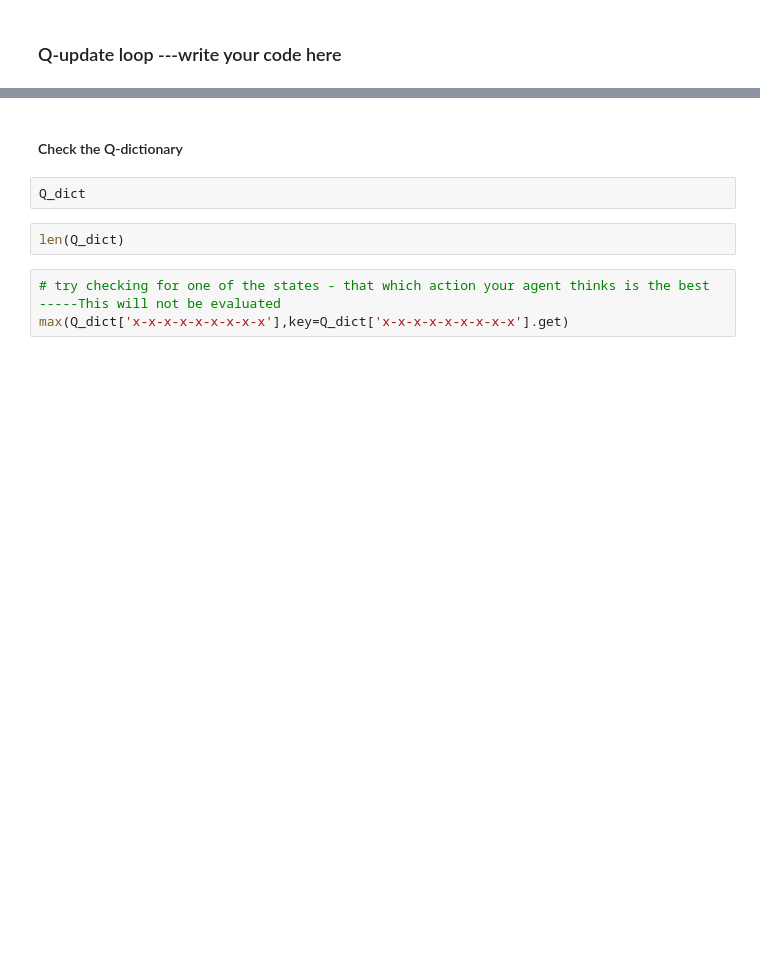
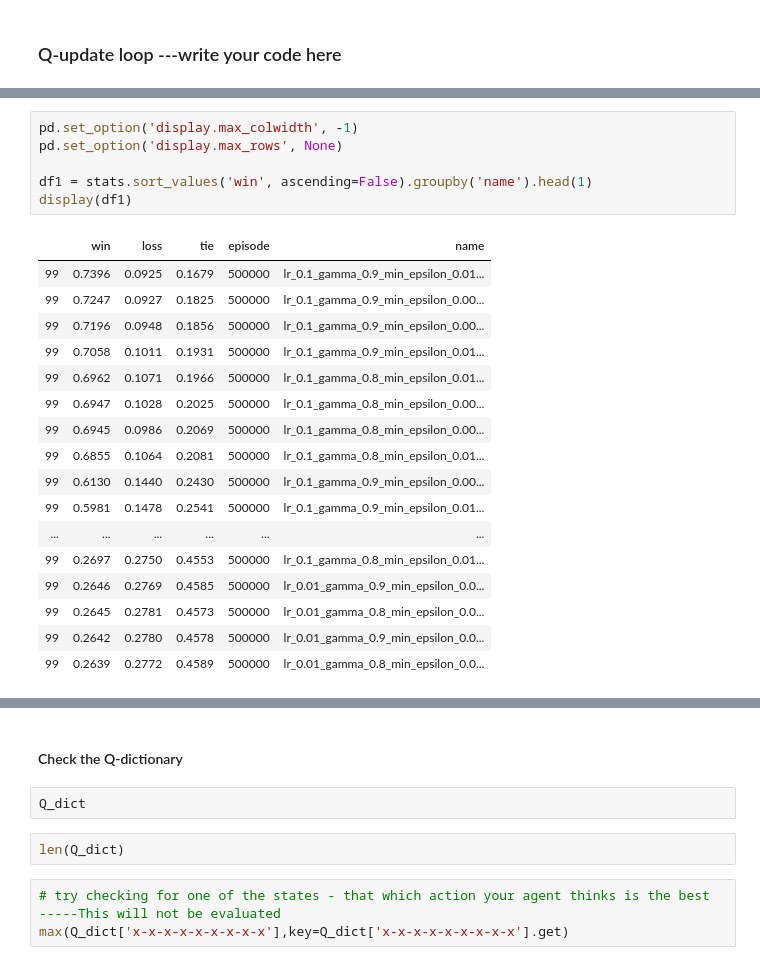
Before and after one commit to ashwanikumar04/rl-tic-tac-toe, a Jupyter notebook: TicTacToe_Agent.ipynb, the cells around one changed output, grey strips where cells are left out. Drawn from its saved outputs; the diff is of its cells as text; blank space fills up the shorter version.

```diff
--- a/TicTacToe_Agent.ipynb
+++ b/TicTacToe_Agent.ipynb
@@ -118,0 +363,24 @@ policy_threshold = 30000  #every these many episodes, the Q-dict will be updated
+# %%
+pd.set_option('display.max_colwidth', -1)
+pd.set_option('display.max_rows', None)
+
+df1 = stats.sort_values('win', ascending=False).groupby('name').head(1)
+display(df1)
+# %% [output]
+|  | win | loss | tie | episode | name |
+| 99 | 0.7396 | 0.0925 | 0.1679 | 500000 | lr_0.1_gamma_0.9_min_epsilon_0.01... |
+| 99 | 0.7247 | 0.0927 | 0.1825 | 500000 | lr_0.1_gamma_0.9_min_epsilon_0.00... |
+| 99 | 0.7196 | 0.0948 | 0.1856 | 500000 | lr_0.1_gamma_0.9_min_epsilon_0.00... |
+| 99 | 0.7058 | 0.1011 | 0.1931 | 500000 | lr_0.1_gamma_0.9_min_epsilon_0.01... |
+| 99 | 0.6962 | 0.1071 | 0.1966 | 500000 | lr_0.1_gamma_0.8_min_epsilon_0.01... |
+| 99 | 0.6947 | 0.1028 | 0.2025 | 500000 | lr_0.1_gamma_0.8_min_epsilon_0.00... |
+| 99 | 0.6945 | 0.0986 | 0.2069 | 500000 | lr_0.1_gamma_0.8_min_epsilon_0.00... |
+| 99 | 0.6855 | 0.1064 | 0.2081 | 500000 | lr_0.1_gamma_0.8_min_epsilon_0.01... |
+| 99 | 0.6130 | 0.1440 | 0.2430 | 500000 | lr_0.1_gamma_0.9_min_epsilon_0.00... |
+| 99 | 0.5981 | 0.1478 | 0.2541 | 500000 | lr_0.1_gamma_0.9_min_epsilon_0.01... |
+| ... | ... | ... | ... | ... | ... |
+| 99 | 0.2697 | 0.2750 | 0.4553 | 500000 | lr_0.1_gamma_0.8_min_epsilon_0.01... |
+| 99 | 0.2646 | 0.2769 | 0.4585 | 500000 | lr_0.01_gamma_0.9_min_epsilon_0.0... |
+| 99 | 0.2645 | 0.2781 | 0.4573 | 500000 | lr_0.01_gamma_0.8_min_epsilon_0.0... |
+| 99 | 0.2642 | 0.2780 | 0.4578 | 500000 | lr_0.01_gamma_0.9_min_epsilon_0.0... |
+| 99 | 0.2639 | 0.2772 | 0.4589 | 500000 | lr_0.01_gamma_0.8_min_epsilon_0.0... |
```
Also changed, not shown: parts of 22 cells of this notebook, 2 other files.
